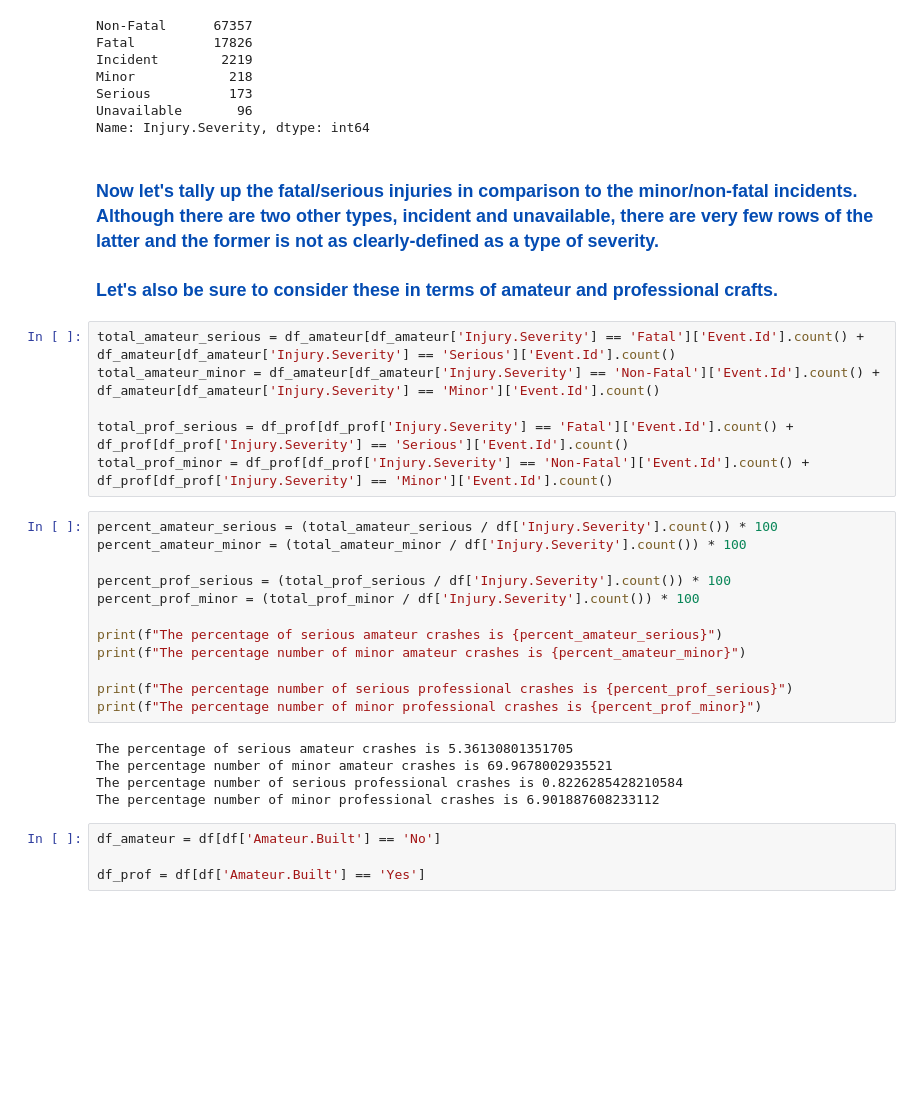
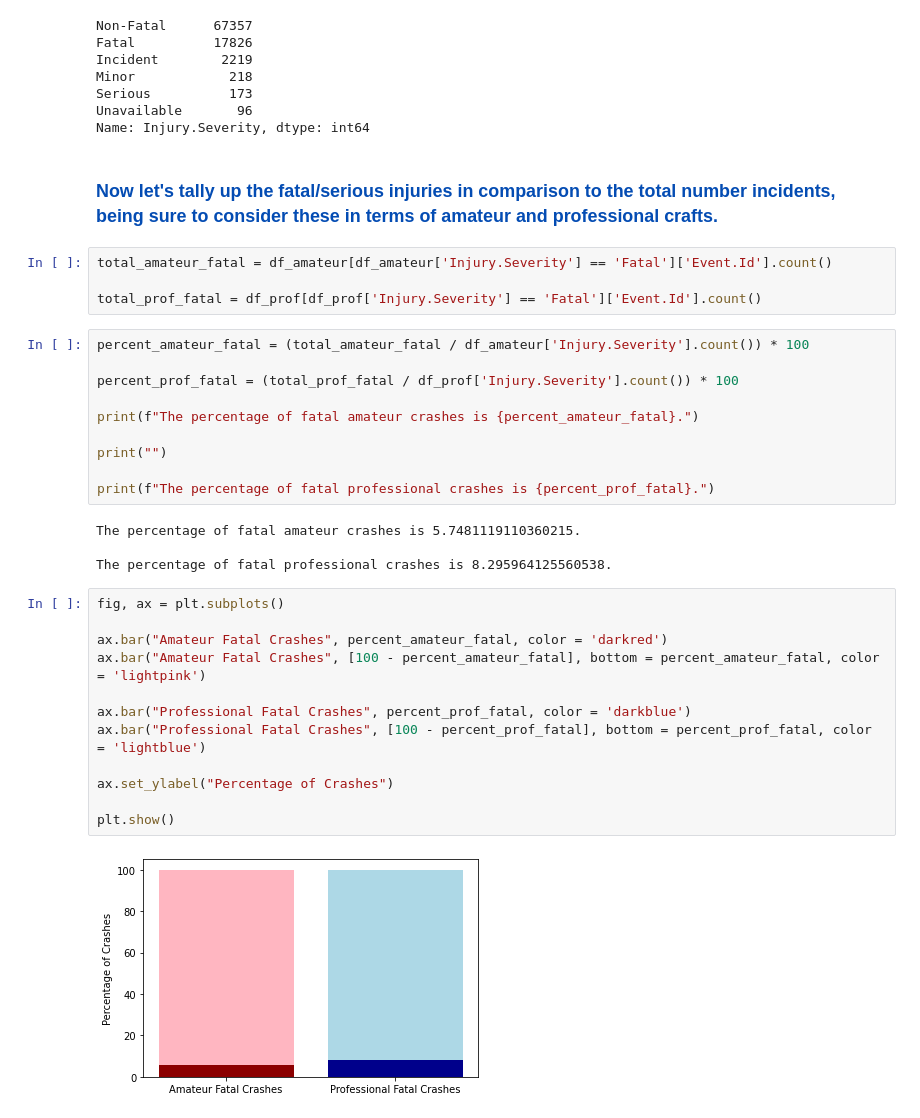
Before and after one commit to a-JAVA-chip-frappuccino/Aviation-Accidents-Analysis, a Jupyter notebook: student.ipynb, the cells around one changed output. Saved outputs shown, nothing was run; the diff lists cells and outputs as text; blank space fills up the shorter version.

Commit message:
completed recommendation of amateur planes to reduce fatal crashes

```diff
--- a/student.ipynb
+++ b/student.ipynb
@@ -282,33 +288,36 @@ Serious          173
 Unavailable       96
 Name: Injury.Severity, dtype: int64
 # %% [markdown]
-### <font color = '#044cb3'>Now let's tally up the fatal/serious injuries in comparison to the minor/non-fatal incidents. Although there are two other types, incident and unavailable, there are very few rows of the latter and the former is not as clearly-defined as a type of severity.
-
-### <font color = '#044cb3'>Let's also be sure to consider these in terms of amateur and professional crafts.
+### <font color = '#044cb3'>Now let's tally up the fatal/serious injuries in comparison to the total number incidents, being sure to consider these in terms of amateur and professional crafts.
-# %%
-total_amateur_serious = df_amateur[df_amateur['Injury.Severity'] == 'Fatal']['Event.Id'].count() + df_amateur[df_amateur['Injury.Severity'] == 'Serious']['Event.Id'].count()
-total_amateur_minor = df_amateur[df_amateur['Injury.Severity'] == 'Non-Fatal']['Event.Id'].count() + df_amateur[df_amateur['Injury.Severity'] == 'Minor']['Event.Id'].count()
-
-total_prof_serious = df_prof[df_prof['Injury.Severity'] == 'Fatal']['Event.Id'].count() + df_prof[df_prof['Injury.Severity'] == 'Serious']['Event.Id'].count()
-total_prof_minor = df_prof[df_prof['Injury.Severity'] == 'Non-Fatal']['Event.Id'].count() + df_prof[df_prof['Injury.Severity'] == 'Minor']['Event.Id'].count()
+# %%
+total_amateur_fatal = df_amateur[df_amateur['Injury.Severity'] == 'Fatal']['Event.Id'].count()
+
+total_prof_fatal = df_prof[df_prof['Injury.Severity'] == 'Fatal']['Event.Id'].count()
 # %%
-percent_amateur_serious = (total_amateur_serious / df['Injury.Severity'].count()) * 100
-percent_amateur_minor = (total_amateur_minor / df['Injury.Severity'].count()) * 100
+percent_amateur_fatal = (total_amateur_fatal / df_amateur['Injury.Severity'].count()) * 100
 
-percent_prof_serious = (total_prof_serious / df['Injury.Severity'].count()) * 100
-percent_prof_minor = (total_prof_minor / df['Injury.Severity'].count()) * 100
+percent_prof_fatal = (total_prof_fatal / df_prof['Injury.Severity'].count()) * 100
 
-print(f"The percentage of serious amateur crashes is {percent_amateur_serious}")
-print(f"The percentage number of minor amateur crashes is {percent_amateur_minor}")
+print(f"The percentage of fatal amateur crashes is {percent_amateur_fatal}.")
 
-print(f"The percentage number of serious professional crashes is {percent_prof_serious}")
-print(f"The percentage number of minor professional crashes is {percent_prof_minor}")
+print("")
+
+print(f"The percentage of fatal professional crashes is {percent_prof_fatal}.")
 # %% [output]
-The percentage of serious amateur crashes is 5.36130801351705
-The percentage number of minor amateur crashes is 69.9678002935521
-The percentage number of serious professional crashes is 0.8226285428210584
-The percentage number of minor professional crashes is 6.901887608233112
+The percentage of fatal amateur crashes is 5.7481119110360215.
+
+The percentage of fatal professional crashes is 8.295964125560538.
-# %%
-df_amateur = df[df['Amateur.Built'] == 'No']
-
-df_prof = df[df['Amateur.Built'] == 'Yes']
+# %%
+fig, ax = plt.subplots()
+
+ax.bar("Amateur Fatal Crashes", percent_amateur_fatal, color = 'darkred')
+ax.bar("Amateur Fatal Crashes", [100 - percent_amateur_fatal], bottom = percent_amateur_fatal, color = 'lightpink')
+
+ax.bar("Professional Fatal Crashes", percent_prof_fatal, color = 'darkblue')
+ax.bar("Professional Fatal Crashes", [100 - percent_prof_fatal], bottom = percent_prof_fatal, color = 'lightblue')
+
+ax.set_ylabel("Percentage of Crashes")
+
+plt.show()
+# %% [output]
+[figure, added]
```
Also changed, not shown: parts of 4 cells of this notebook.
